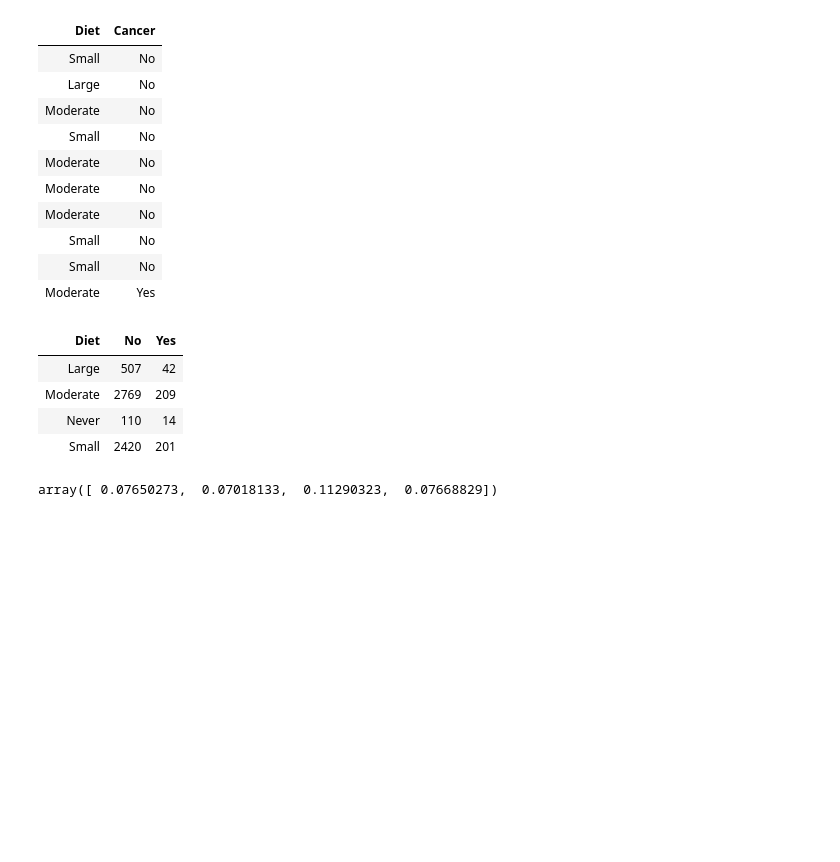
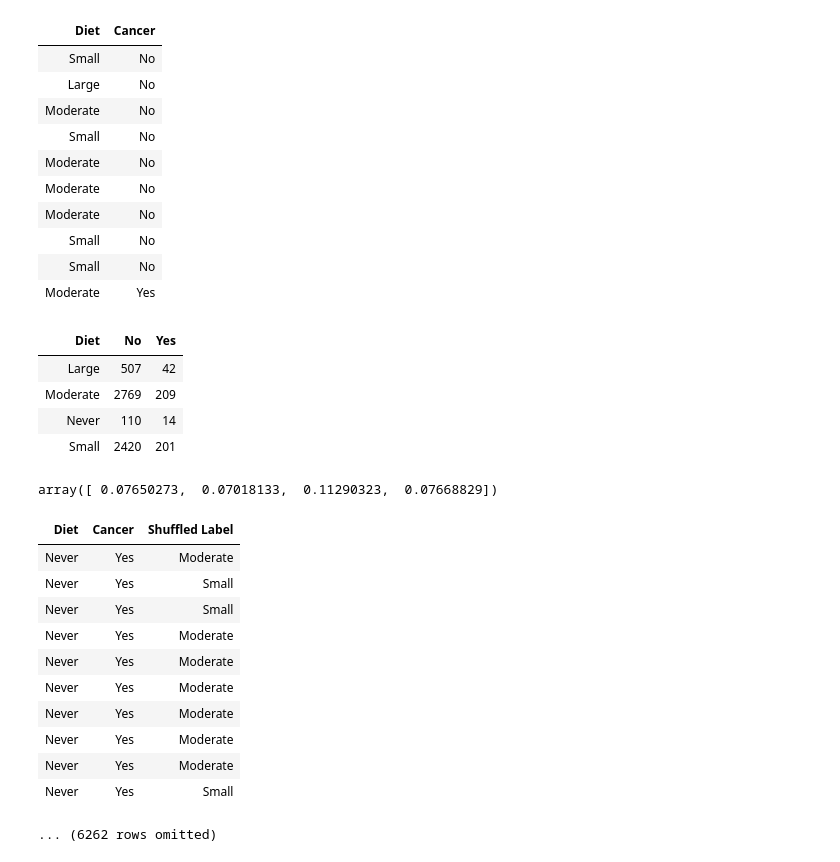
Before and after one commit to lawtonsclass/s26-code-from-class, a Jupyter notebook: data8/ch12.ipynb, the cells around one changed output. Drawn from its saved outputs; the diff is of its cells as text; code cells hidden in the pictures; blank space fills up the shorter version.

```diff
--- a/data8/ch12.ipynb
+++ b/data8/ch12.ipynb
@@ -453,3 +453,21 @@ fish2 = fish.pivot('Cancer', 'Diet')
 fish2.column('Yes') / (fish2.column('Yes') + fish2.column('No'))
 # %% [output]
 array([ 0.07650273,  0.07018133,  0.11290323,  0.07668829])
+# %%
+shuffled_table = fish.with_column(
+    'Shuffled Label', fish.sample(with_replacement=False).column(0)
+)
+shuffled_table
+# %% [output]
+| Diet | Cancer | Shuffled Label |
+| Never | Yes | Moderate |
+| Never | Yes | Small |
+| Never | Yes | Small |
+| Never | Yes | Moderate |
+| Never | Yes | Moderate |
+| Never | Yes | Moderate |
+| Never | Yes | Moderate |
+| Never | Yes | Moderate |
+| Never | Yes | Moderate |
+| Never | Yes | Small |
+... (6262 rows omitted)
```
Also changed, not shown: parts of 3 cells of this notebook.
